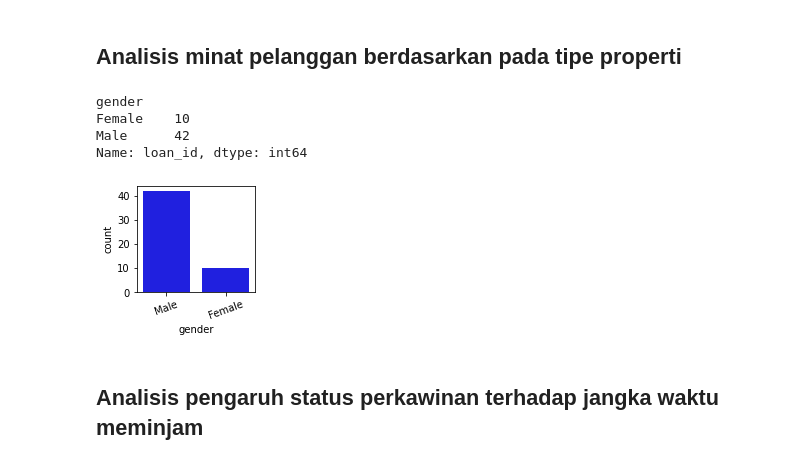
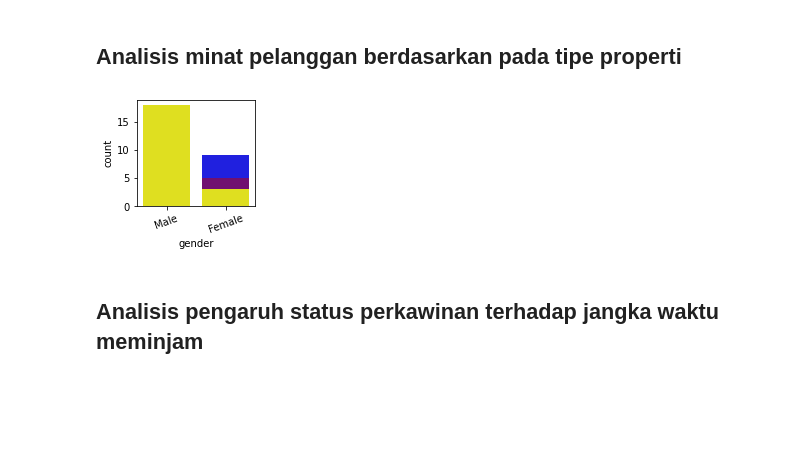
Before and after one commit to dartwinshu/rakamin-digital-festival-data-science, a Jupyter notebook: Analyze the Behavior of Loan Property Customers.ipynb, the cells around one changed output. Cells and saved outputs as stored; diff of their text form; code cells hidden in the pictures; blank space fills up the shorter version.

```diff
--- a/Analyze the Behavior of Loan Property Customers.ipynb
+++ b/Analyze the Behavior of Loan Property Customers.ipynb
@@ -177,23 +177,38 @@ df.sample(10)
 # %%
 # Buat tabel yang menunjukkan perbandingan jumlah pengajuan pinjaman oleh nasabah perempuan dan laki-laki untuk masing-masing tipe properti
 # 0 = Female dan 1 = Male
-print(df.groupby("gender")["loan_id"].count())
+df.groupby(["property_type","gender"])["loan_id"].count().reset_index()
 
 # Buat visualisasi untuk data pada tahap sebelumnya
+#Untuk tipe properti = studio
+df_groupstudio=df[df["property_type"]=="studio"]
+
 plt.subplot(2, 3, 1)
-sns.countplot(df["gender"], color="blue", orient="v")
+sns.countplot(df_groupstudio["gender"], color="blue", orient="v")
+plt.xticks(rotation=20)
+plt.tight_layout()
+
+#Untuk tipe properti = apartemen
+df_groupapartment=df[df["property_type"]=="apartment"]
+
+plt.subplot(2, 3, 1)
+sns.countplot(df_groupapartment["gender"], color="purple", orient="v")
+plt.xticks(rotation=20)
+plt.tight_layout()
+
+#Untuk tipe properti = house
+df_grouphouse=df[df["property_type"]=="house"]
+
+plt.subplot(2, 3, 1)
+sns.countplot(df_grouphouse["gender"], color="yellow", orient="v")
 plt.xticks(rotation=20)
 plt.tight_layout()
 
 # Tulis interpretasi
 # - Mayoritas dari nasabah bank yang mengajukan pinjaman membeli properti berjenis kelamin laki-laki
 # - Perbandingan antara jenis kelamin nasabah bank yang mengajukan pinjaman membeli properti adalah sekitar 4:1 (Laki-laki:Perempuan)
 # %% [output]
-gender
-Female    10
-Male      42
-Name: loan_id, dtype: int64
-[figure, old version]
+[figure, new version]
 # %% [markdown]
 ## Analisis pengaruh status perkawinan terhadap jangka waktu meminjam
 # %%
```
